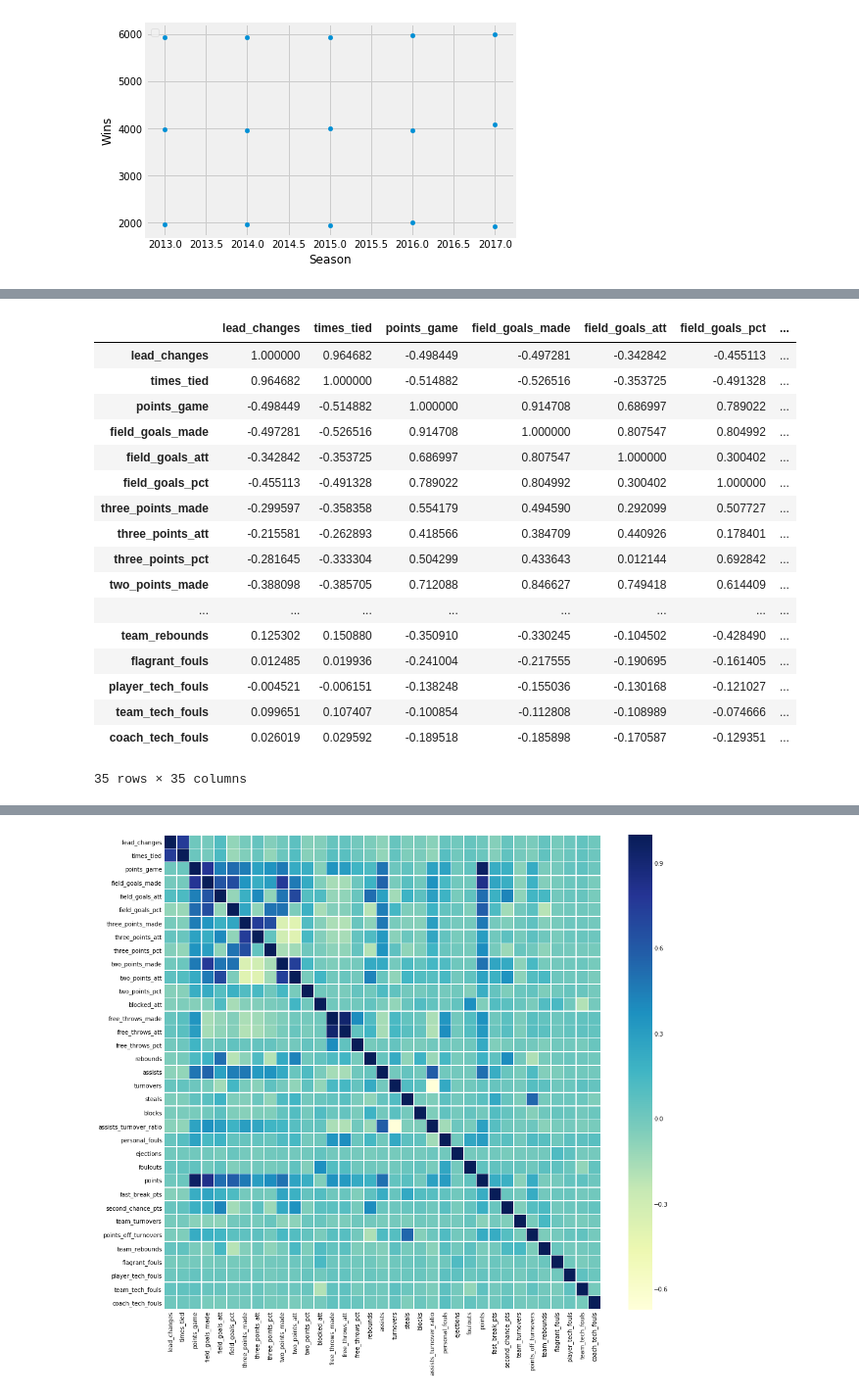
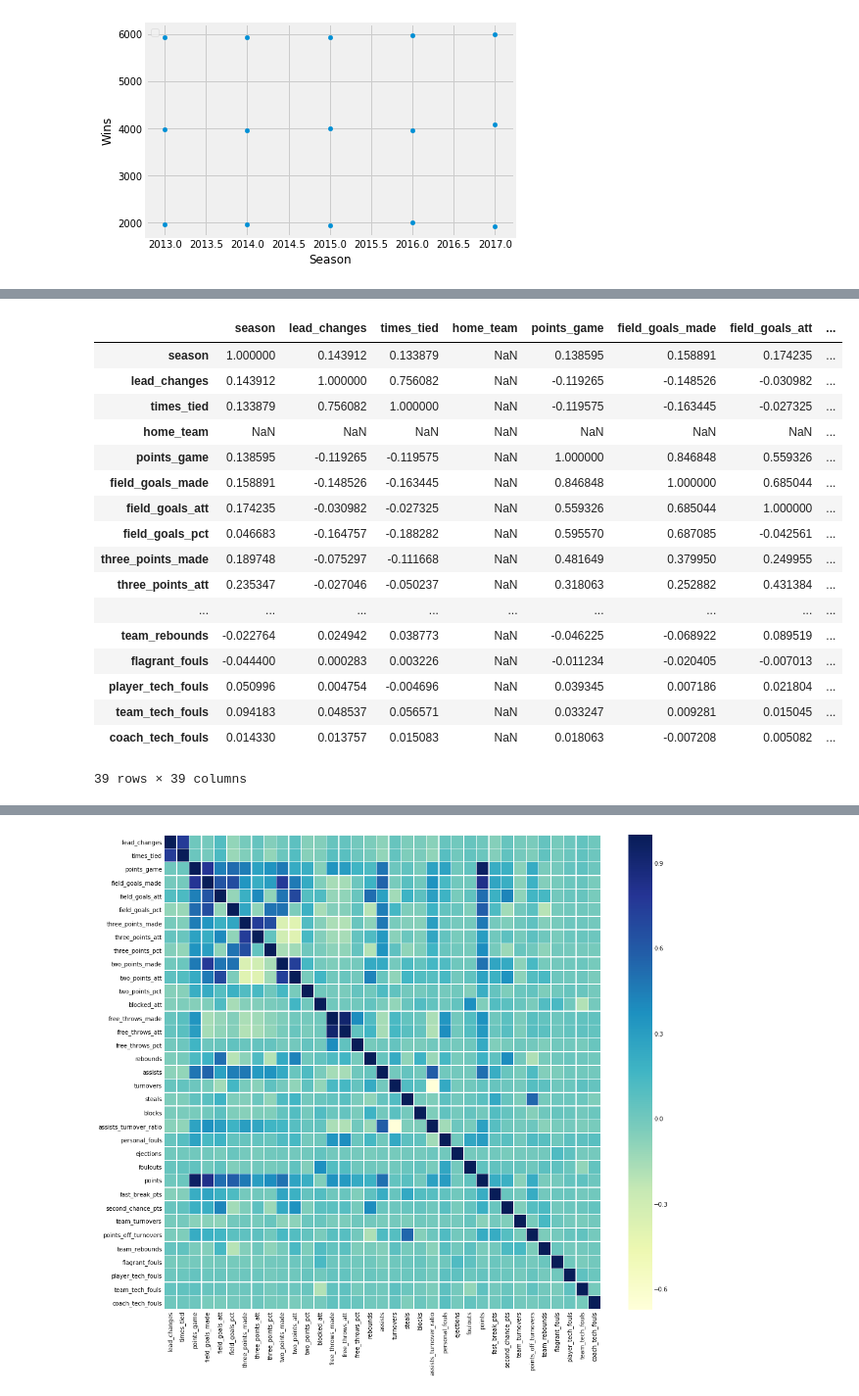
Before and after one commit to MohammedBhatti/code1, a Jupyter notebook: Capstone2.ipynb, the cells around one changed output, grey strips where cells are left out. Shown at 98% size. Cells and saved outputs as stored; diff of their text form; code cells hidden in the pictures.

```diff
--- a/Capstone2.ipynb
+++ b/Capstone2.ipynb
@@ -188,8 +201,8 @@ df.head()
 # %%
 # now we have a dataframe that we can analyze
 # lets make a copy for the home team
-# lets get all home_team = True
-df_home = df.loc[df['home_team'] == True].copy()
+# lets get all home_team = True and win = True
+df_home = df.loc[(df['home_team'] == True) & (df['win'] == True)].copy()
 df_home.reindex(axis=1)
 df_home.head()
 # %% [output]
@@ -323,22 +345,22 @@ sns.heatmap(df_home_wins_correlations, linewidths=.5, cmap="YlGnBu");
 # %%
 # lets take a look at the correlation matrix
-df_home_wins_correlations.corr()
+df_home.corr()
 # %% [output]
-|  | lead_changes | times_tied | points_game | field_goals_made | field_goals_att | field_goals_pct | ... |
-| lead_changes | 1.000000 | 0.964682 | -0.498449 | -0.497281 | -0.342842 | -0.455113 | ... |
-| times_tied | 0.964682 | 1.000000 | -0.514882 | -0.526516 | -0.353725 | -0.491328 | ... |
-| points_game | -0.498449 | -0.514882 | 1.000000 | 0.914708 | 0.686997 | 0.789022 | ... |
-| field_goals_made | -0.497281 | -0.526516 | 0.914708 | 1.000000 | 0.807547 | 0.804992 | ... |
-| field_goals_att | -0.342842 | -0.353725 | 0.686997 | 0.807547 | 1.000000 | 0.300402 | ... |
-| field_goals_pct | -0.455113 | -0.491328 | 0.789022 | 0.804992 | 0.300402 | 1.000000 | ... |
-| three_points_made | -0.299597 | -0.358358 | 0.554179 | 0.494590 | 0.292099 | 0.507727 | ... |
-| three_points_att | -0.215581 | -0.262893 | 0.418566 | 0.384709 | 0.440926 | 0.178401 | ... |
-| three_points_pct | -0.281645 | -0.333304 | 0.504299 | 0.433643 | 0.012144 | 0.692842 | ... |
-| two_points_made | -0.388098 | -0.385705 | 0.712088 | 0.846627 | 0.749418 | 0.614409 | ... |
-| ... | ... | ... | ... | ... | ... | ... | ... |
-| team_rebounds | 0.125302 | 0.150880 | -0.350910 | -0.330245 | -0.104502 | -0.428490 | ... |
-| flagrant_fouls | 0.012485 | 0.019936 | -0.241004 | -0.217555 | -0.190695 | -0.161405 | ... |
-| player_tech_fouls | -0.004521 | -0.006151 | -0.138248 | -0.155036 | -0.130168 | -0.121027 | ... |
-| team_tech_fouls | 0.099651 | 0.107407 | -0.100854 | -0.112808 | -0.108989 | -0.074666 | ... |
-| coach_tech_fouls | 0.026019 | 0.029592 | -0.189518 | -0.185898 | -0.170587 | -0.129351 | ... |
+|  | season | lead_changes | times_tied | home_team | points_game | field_goals_made | field_goals_att | ... |
+| season | 1.000000 | 0.143912 | 0.133879 | NaN | 0.138595 | 0.158891 | 0.174235 | ... |
+| lead_changes | 0.143912 | 1.000000 | 0.756082 | NaN | -0.119265 | -0.148526 | -0.030982 | ... |
+| times_tied | 0.133879 | 0.756082 | 1.000000 | NaN | -0.119575 | -0.163445 | -0.027325 | ... |
+| home_team | NaN | NaN | NaN | NaN | NaN | NaN | NaN | ... |
+| points_game | 0.138595 | -0.119265 | -0.119575 | NaN | 1.000000 | 0.846848 | 0.559326 | ... |
+| field_goals_made | 0.158891 | -0.148526 | -0.163445 | NaN | 0.846848 | 1.000000 | 0.685044 | ... |
+| field_goals_att | 0.174235 | -0.030982 | -0.027325 | NaN | 0.559326 | 0.685044 | 1.000000 | ... |
+| field_goals_pct | 0.046683 | -0.164757 | -0.188282 | NaN | 0.595570 | 0.687085 | -0.042561 | ... |
+| three_points_made | 0.189748 | -0.075297 | -0.111668 | NaN | 0.481649 | 0.379950 | 0.249955 | ... |
+| three_points_att | 0.235347 | -0.027046 | -0.050237 | NaN | 0.318063 | 0.252882 | 0.431384 | ... |
+| ... | ... | ... | ... | ... | ... | ... | ... | ... |
+| team_rebounds | -0.022764 | 0.024942 | 0.038773 | NaN | -0.046225 | -0.068922 | 0.089519 | ... |
+| flagrant_fouls | -0.044400 | 0.000283 | 0.003226 | NaN | -0.011234 | -0.020405 | -0.007013 | ... |
+| player_tech_fouls | 0.050996 | 0.004754 | -0.004696 | NaN | 0.039345 | 0.007186 | 0.021804 | ... |
+| team_tech_fouls | 0.094183 | 0.048537 | 0.056571 | NaN | 0.033247 | 0.009281 | 0.015045 | ... |
+| coach_tech_fouls | 0.014330 | 0.013757 | 0.015083 | NaN | 0.018063 | -0.007208 | 0.005082 | ... |
-35 rows × 35 columns
+39 rows × 39 columns
```
Also changed, not shown: parts of 33 cells of this notebook.
